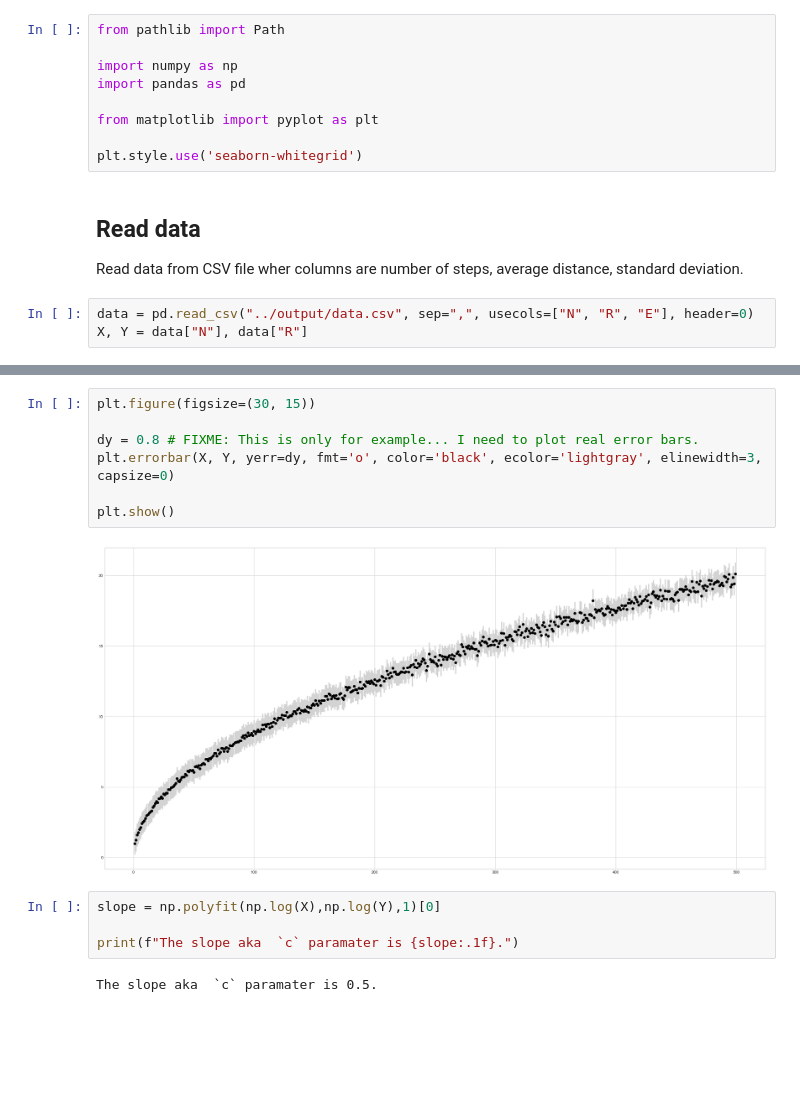
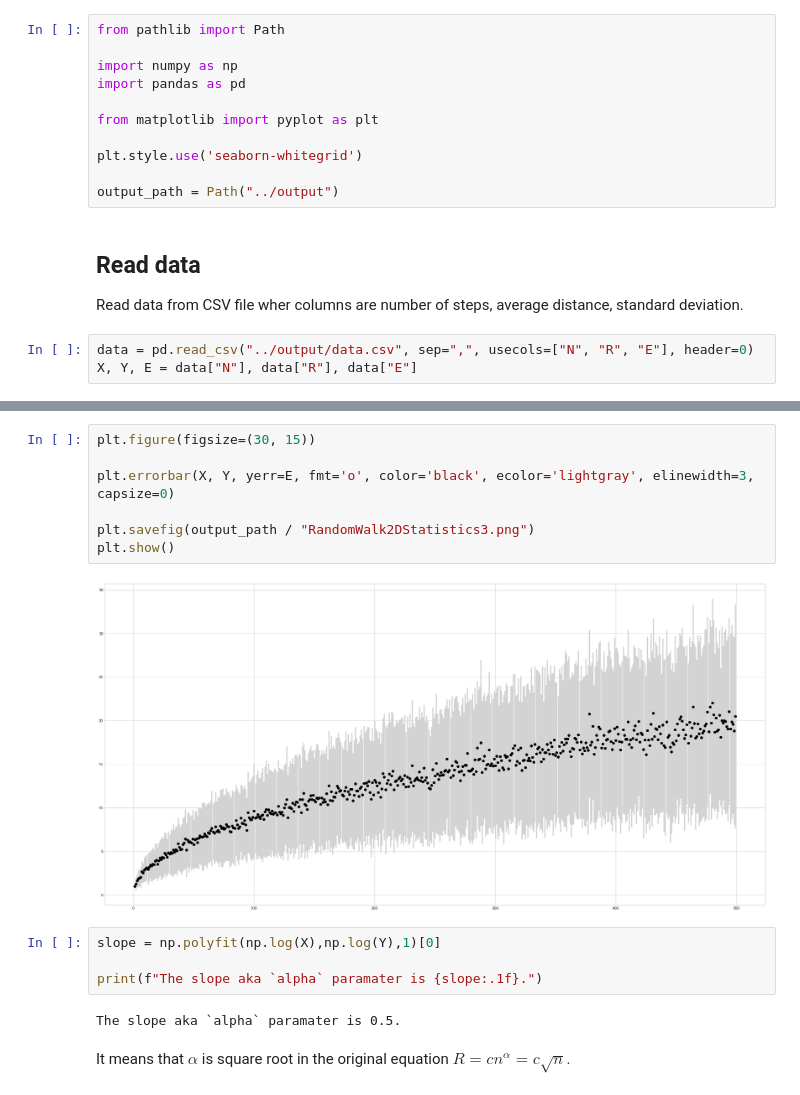
Before and after one commit to 4e1e0603/01, a Jupyter notebook: source/random_walk.ipynb, the cells around one changed output, grey strips where cells are left out. Drawn from its saved outputs; the diff is of its cells as text; blank space fills up the shorter version.

```diff
--- a/source/random_walk.ipynb
+++ b/source/random_walk.ipynb
@@ -9,11 +22,13 @@ import pandas as pd
 from matplotlib import pyplot as plt
 
 plt.style.use('seaborn-whitegrid')
+
+output_path = Path("../output")
 # %% [markdown]
 ## Read data
 
 Read data from CSV file wher columns are number of steps, average distance, standard deviation.
 # %%
 data = pd.read_csv("../output/data.csv", sep=",", usecols=["N", "R", "E"], header=0)
-X, Y = data["N"], data["R"]
+X, Y, E = data["N"], data["R"], data["E"]
 # %%
@@ -41,15 +63,17 @@ plt.show()
 # %%
 plt.figure(figsize=(30, 15))
 
-dy = 0.8 # FIXME: This is only for example... I need to plot real error bars.
-plt.errorbar(X, Y, yerr=dy, fmt='o', color='black', ecolor='lightgray', elinewidth=3, capsize=0)
+plt.errorbar(X, Y, yerr=E, fmt='o', color='black', ecolor='lightgray', elinewidth=3, capsize=0)
 
+plt.savefig(output_path / "RandomWalk2DStatistics3.png")
 plt.show()
 # %% [output]
-[figure, old version]
+[figure, new version]
 # %%
 slope = np.polyfit(np.log(X),np.log(Y),1)[0]
 
-print(f"The slope aka  `c` paramater is {slope:.1f}.")
+print(f"The slope aka `alpha` paramater is {slope:.1f}.")
 # %% [output]
-The slope aka  `c` paramater is 0.5.
+The slope aka `alpha` paramater is 0.5.
+# %% [markdown]
+It means that $\alpha$ is square root in the original equation $R = c n^{\alpha} = c \sqrt{n}$.
```
Also changed, not shown: parts of 4 cells of this notebook, 7 other files.
